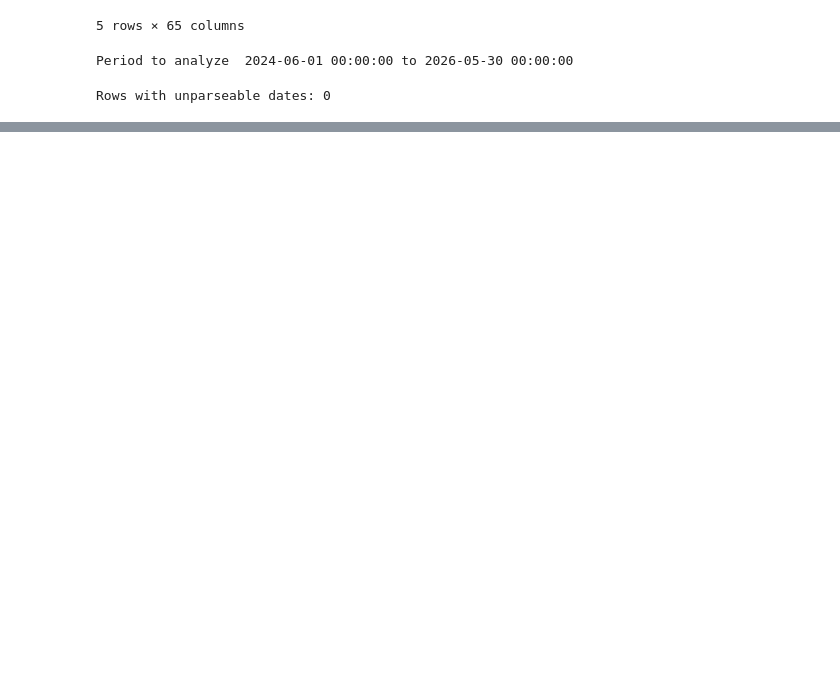
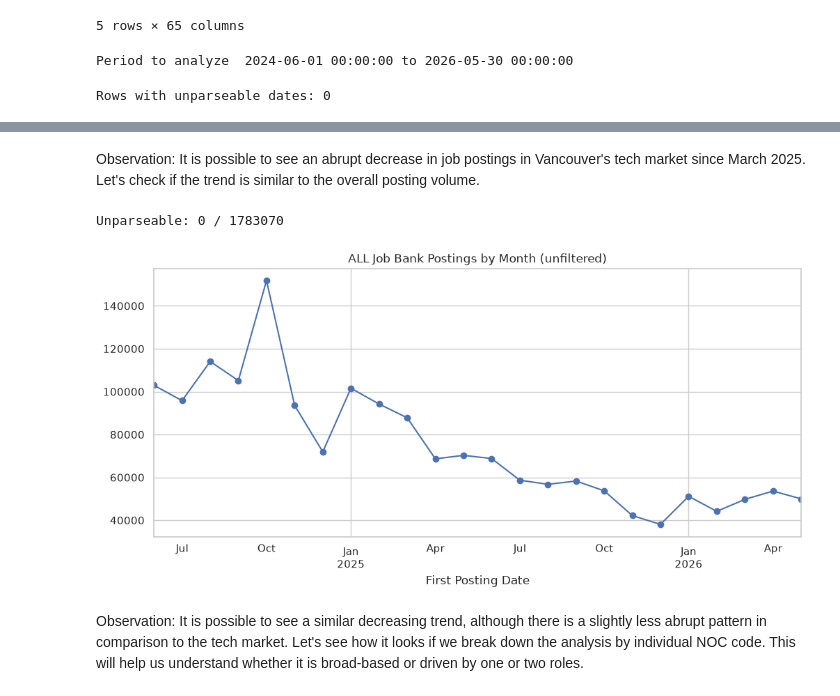
Before and after one commit to RochaDA/vancouver-tech-job-market, a Jupyter notebook: notebooks/01_eda.ipynb, the cells around one changed output, grey strips where cells are left out. Drawn from its saved outputs; the diff is of its cells as text; code cells hidden in the pictures; blank space fills up the shorter version.

```diff
--- a/notebooks/01_eda.ipynb
+++ b/notebooks/01_eda.ipynb
@@ -79,0 +118,23 @@ Rows with unparseable dates: 0
+# %% [markdown]
+Observation: It is possible to see an abrupt decrease in job postings in Vancouver's tech market since March 2025. Let's check if the trend is similar to the overall posting volume.
+# %%
+import sys
+sys.path.insert(0, "..")
+from src.data.build_dataset import parse_mixed_dates
+
+raw = pd.read_csv("../data/raw/combined_raw.csv")
+raw["First Posting Date"] = parse_mixed_dates(raw["First Posting Date"])
+
+print("Unparseable:", raw["First Posting Date"].isna().sum(), "/", len(raw))
+
+raw_monthly = raw.set_index("First Posting Date").resample("MS").size()
+
+fig, ax = plt.subplots(figsize=(12, 5))
+raw_monthly.plot(ax=ax, marker="o")
+ax.set_title("ALL Job Bank Postings by Month (unfiltered)")
+plt.show()
+# %% [output]
+Unparseable: 0 / 1783070
+[figure, added]
+# %% [markdown]
+Observation: It is possible to see a similar decreasing trend, although there is a slightly less abrupt pattern in comparison to the tech market. Let's see how it looks if we break down the analysis by individual NOC code. This will help us understand whether it is broad-based or driven by one or two roles.
```
Also changed, not shown: parts of 31 cells of this notebook.
